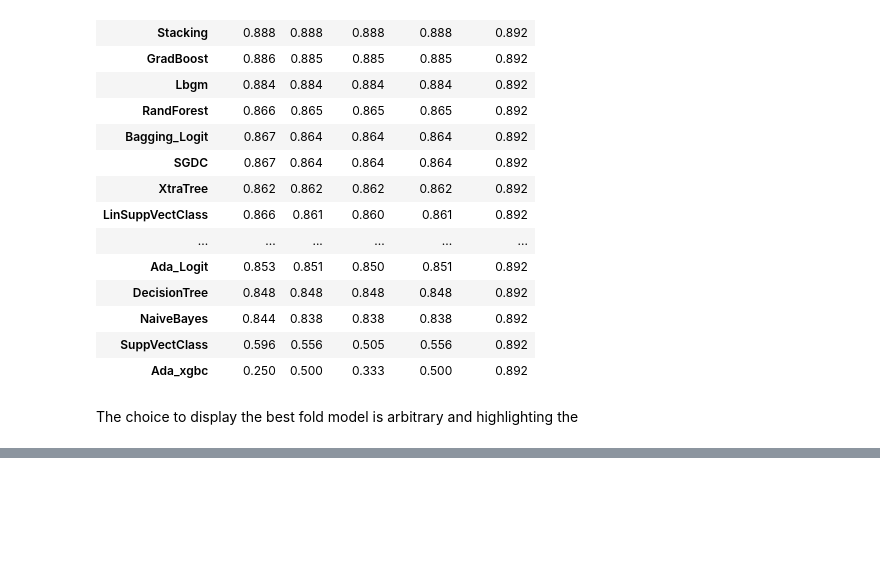
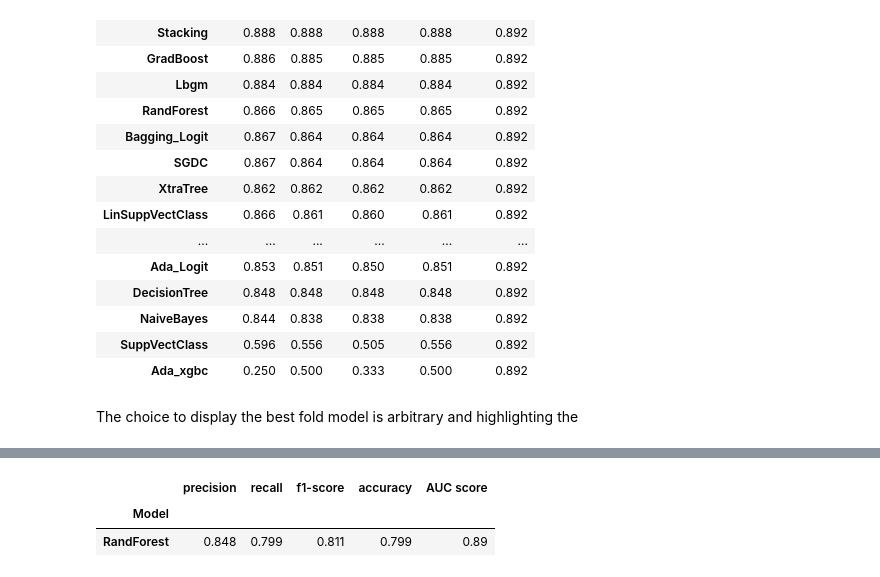
Before and after one commit to olivier-2018/Adv_ML_techniques_for_imbalanced_dataset, a Jupyter notebook: advML_census_adult_dataset.ipynb, the cells around one changed output, grey strips where cells are left out. Drawn from its saved outputs; the diff is of its cells as text; code cells hidden in the pictures; blank space fills up the shorter version.

```diff
--- a/advML_census_adult_dataset.ipynb
+++ b/advML_census_adult_dataset.ipynb
@@ -1536,18 +1571,0 @@ search = RandomizedSearchCV(regression, n_iter=10, cv=5,
-# %%
-for model_dict in models_dict_list:
-
-search = GridSearchCV(estimator= LogisticRegression(solver='newton-cg'),
-                          param_grid= param_grid,
-                          cv=StratifiedKFold(),
-                          n_jobs=-1,
-                          scoring='f1',
-                          verbose=2).fit(X_train, y_train)
-
-
-search.fit(X,y)
-search.best_params_
-
-y_train_pred = search.predict(X_train)
-mean_absolute_error(y_train, y_train_pred)
-
-search.cv_results_
@@ -1579,0 +1572,55 @@ image.png
+# %%
+
+results_df = pd.DataFrame(columns=['Model', 'precision', 'recall', 'f1-score', 'accuracy', 'AUC score'])
+
+N_folds = 5
+
+for model_dict in models_dict_list:
+
+    model_name = model_dict["name"]
+
+    # Define search grid
+    search = BayesSearchCV(estimator = model_dict["model"],
+                           search_spaces = model_dict["params"],
+                           n_iter = 5,
+                           scoring = 'f1_weighted', # 'f1', f1_weighted', 'roc_auc', 'accuracy'
+                           optimizer_kwargs = {'base_estimator': 'RF'},
+                           n_jobs = 8, # change based on how many cpus available (8 for me)
+                           n_points = 8, # change based on how many cpus available (8 for me)
+                           cv = N_folds, # default: StratifiedKFold for binary labels
+                           refit = True,
+                           verbose = 0,
+                           error_score = 'raise',
+                           return_train_score  = True,
+                            )
+
+    # Training model
+    print("========== Running model: "+model_name, end='')
+    start_time = datetime.now()
+    _ = search.fit(X_train, y_train)
+    print(' (duration: {})'.format(str(datetime.now() - start_time).split('.')[0]))
+
+    # 4:52
+
+    print("Best validation score: ", round(search.best_score_, 3))
+    print("Best search parameters: ", search.best_params_)
+    print("Test score: ", round(search.score(X_test, y_test), 3))
+
+    best_model = search.best_estimator_
+    cv_results = search.cv_results_
+
+    y_true = y_test.to_numpy()
+    y_pred = best_model.predict(X_test)
+
+    # Evauate metrics for weighted support
+    accuracy = accuracy_score(y_true, y_pred)
+    P, R, F1, _ = precision_recall_fscore_support(y_true, y_pred, average="weighted")
+
+    # Store parameters
+    results_df.loc[len(results_df.index)] = [model_name, round(P, 3), round(R, 3),  round(F1, 3), round(accuracy, 3), round(auc_score, 3)]
+
+print("=== BEST MODEL RESULTS SUMMARY ===")
+results_df = results_df.set_index('Model')
+results_df.sort_values("f1-score", inplace = True, ascending=False)
+results_df
+# %% [output]
@@ -1579,0 +1632,3 @@ image.png
+|  | precision | recall | f1-score | accuracy | AUC score |
+| Model |  |  |  |  |  |
+| RandForest | 0.848 | 0.799 | 0.811 | 0.799 | 0.89 |
```
Also changed, not shown: parts of 10 cells of this notebook.
